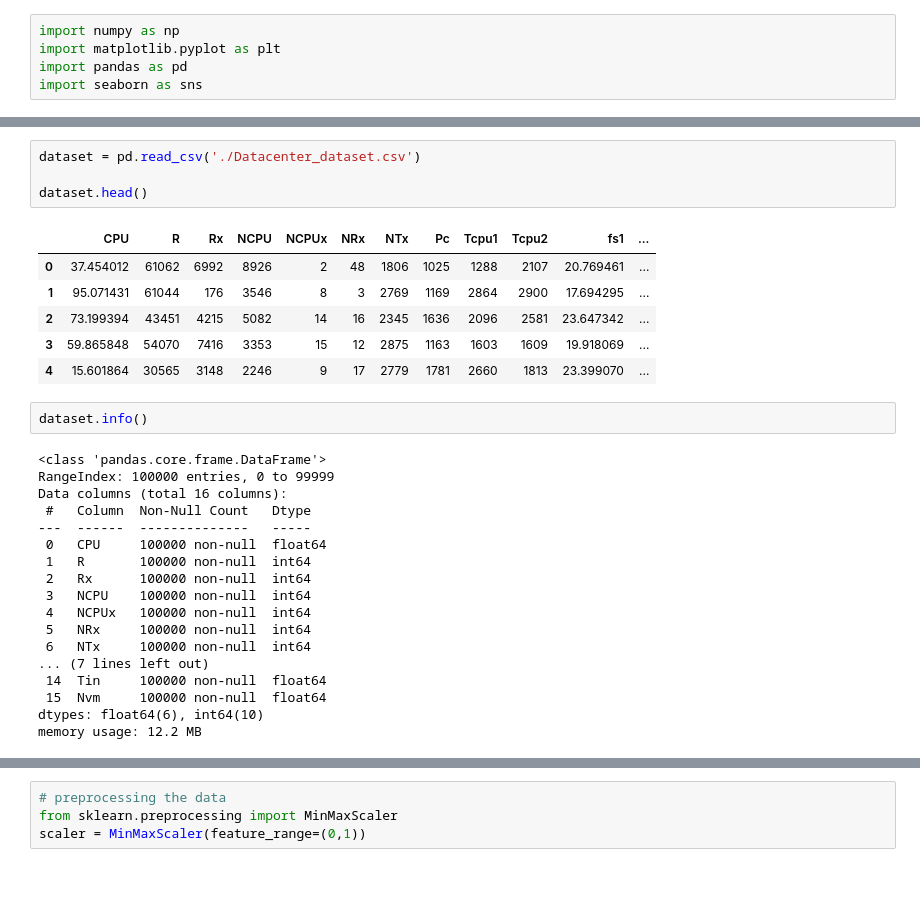
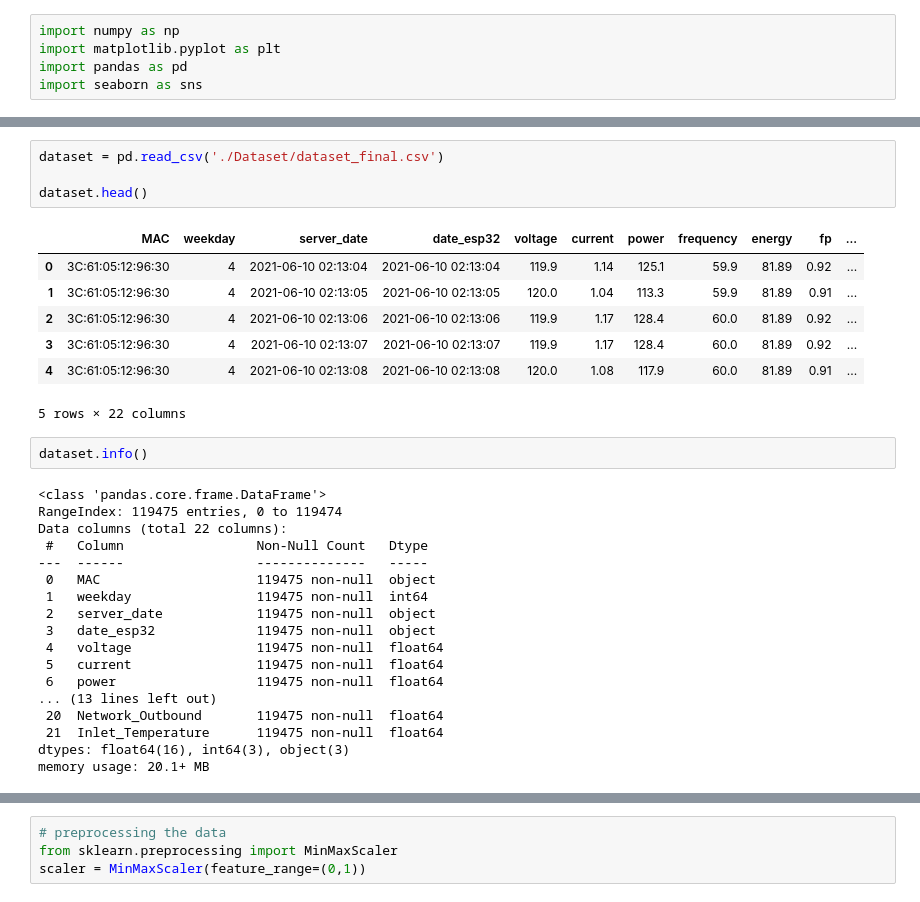
Before and after one commit to Shahriar-Saikat21/VM_Thermal_Prediction, a Jupyter notebook: model.ipynb, the cells around one changed output, grey strips where cells are left out. Drawn from its saved outputs; the diff is of its cells as text.

```diff
--- a/model.ipynb
+++ b/model.ipynb
@@ -23,31 +6,32 @@ Nvm   -->       Number of VMs running on host<br>
 # %%
-dataset = pd.read_csv('./Datacenter_dataset.csv')
+dataset = pd.read_csv('./Dataset/dataset_final.csv')
 
 dataset.head()
 # %% [output]
-|  | CPU | R | Rx | NCPU | NCPUx | NRx | NTx | Pc | Tcpu1 | Tcpu2 | fs1 | ... |
-| 0 | 37.454012 | 61062 | 6992 | 8926 | 2 | 48 | 1806 | 1025 | 1288 | 2107 | 20.769461 | ... |
-| 1 | 95.071431 | 61044 | 176 | 3546 | 8 | 3 | 2769 | 1169 | 2864 | 2900 | 17.694295 | ... |
-| 2 | 73.199394 | 43451 | 4215 | 5082 | 14 | 16 | 2345 | 1636 | 2096 | 2581 | 23.647342 | ... |
-| 3 | 59.865848 | 54070 | 7416 | 3353 | 15 | 12 | 2875 | 1163 | 1603 | 1609 | 19.918069 | ... |
-| 4 | 15.601864 | 30565 | 3148 | 2246 | 9 | 17 | 2779 | 1781 | 2660 | 1813 | 23.399070 | ... |
+|  | MAC | weekday | server_date | date_esp32 | voltage | current | power | frequency | energy | fp | ... |
+| 0 | 3C:61:05:12:96:30 | 4 | 2021-06-10 02:13:04 | 2021-06-10 02:13:04 | 119.9 | 1.14 | 125.1 | 59.9 | 81.89 | 0.92 | ... |
+| 1 | 3C:61:05:12:96:30 | 4 | 2021-06-10 02:13:05 | 2021-06-10 02:13:05 | 120.0 | 1.04 | 113.3 | 59.9 | 81.89 | 0.91 | ... |
+| 2 | 3C:61:05:12:96:30 | 4 | 2021-06-10 02:13:06 | 2021-06-10 02:13:06 | 119.9 | 1.17 | 128.4 | 60.0 | 81.89 | 0.92 | ... |
+| 3 | 3C:61:05:12:96:30 | 4 | 2021-06-10 02:13:07 | 2021-06-10 02:13:07 | 119.9 | 1.17 | 128.4 | 60.0 | 81.89 | 0.92 | ... |
+| 4 | 3C:61:05:12:96:30 | 4 | 2021-06-10 02:13:08 | 2021-06-10 02:13:08 | 120.0 | 1.08 | 117.9 | 60.0 | 81.89 | 0.91 | ... |
+5 rows × 22 columns
 # %%
 dataset.info()
 # %% [output]
 <class 'pandas.core.frame.DataFrame'>
-RangeIndex: 100000 entries, 0 to 99999
-Data columns (total 16 columns):
- #   Column  Non-Null Count   Dtype
----  ------  --------------   -----
- 0   CPU     100000 non-null  float64
- 1   R       100000 non-null  int64
- 2   Rx      100000 non-null  int64
- 3   NCPU    100000 non-null  int64
- 4   NCPUx   100000 non-null  int64
- 5   NRx     100000 non-null  int64
- 6   NTx     100000 non-null  int64
-... (7 lines left out)
- 14  Tin     100000 non-null  float64
- 15  Nvm     100000 non-null  float64
-dtypes: float64(6), int64(10)
-memory usage: 12.2 MB
+RangeIndex: 119475 entries, 0 to 119474
+Data columns (total 22 columns):
+ #   Column                 Non-Null Count   Dtype
+---  ------                 --------------   -----
+ 0   MAC                    119475 non-null  object
+ 1   weekday                119475 non-null  int64
+ 2   server_date            119475 non-null  object
+ 3   date_esp32             119475 non-null  object
+ 4   voltage                119475 non-null  float64
+ 5   current                119475 non-null  float64
+ 6   power                  119475 non-null  float64
+... (13 lines left out)
+ 20  Network_Outbound       119475 non-null  float64
+ 21  Inlet_Temperature      119475 non-null  float64
+dtypes: float64(16), int64(3), object(3)
+memory usage: 20.1+ MB
```
Also changed, not shown: parts of 22 cells of this notebook, 2 other files.
